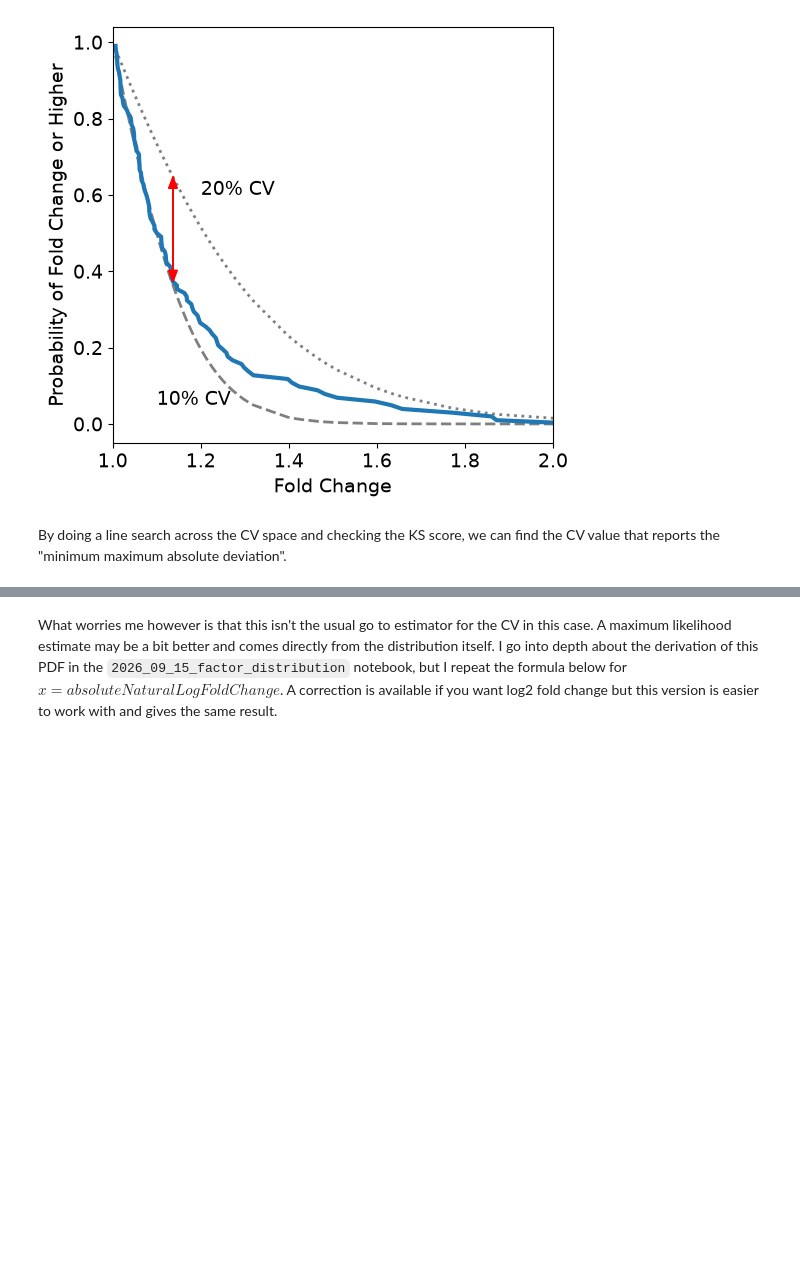
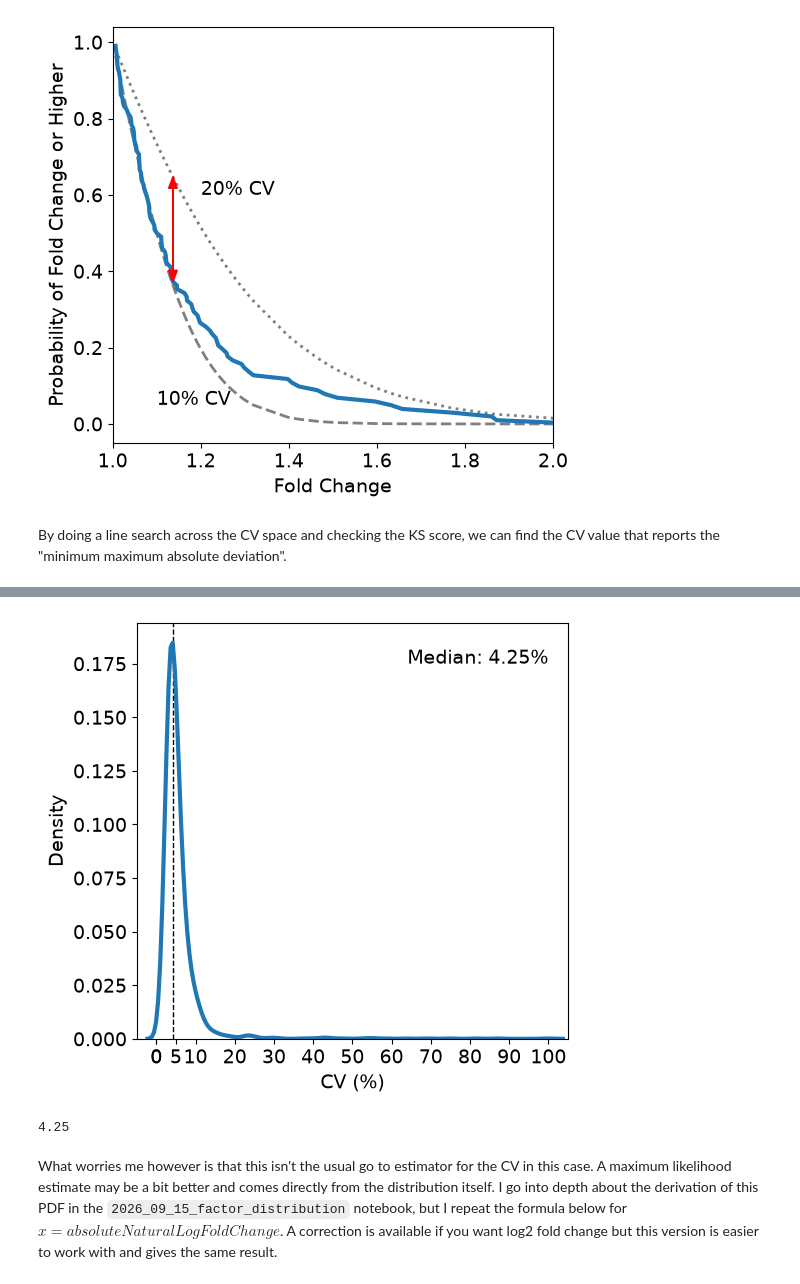
Before and after one commit to AnthonyOfSeattle/affinity-proteomics-notebook, a Jupyter notebook: work/2026_09_09_investigating_candia_dispersion.ipynb, the cells around one changed output, grey strips where cells are left out. Saved outputs shown, nothing was run; the diff lists cells and outputs as text; code cells hidden in the pictures; blank space fills up the shorter version.

```diff
--- a/work/2026_09_09_investigating_candia_dispersion.ipynb
+++ b/work/2026_09_09_investigating_candia_dispersion.ipynb
@@ -603,0 +604,14 @@ plt.show()
+# %%
+%%time
+
+def optimal_cv_ks(fc):
+    cvs_ks, scores_ks = fit_ks(fc)
+    return cvs_ks[np.argmin(scores_ks)]
+
+probe_cvs_ks = (
+    probe_fold_change.sort_values("SeqId").head(2000*102).groupby("SeqId")
+                     .apply(
+                         lambda df: optimal_cv_ks(df["FoldChange"])
+                     ).rename("cv")
+                     .reset_index()
+)
@@ -604,3 +621,45 @@ plt.show()
+# %%
+fig = plt.figure(figsize = [5.5, 5])
+
+ax = sns.kdeplot(
+    data=probe_cvs_ks[probe_cvs_ks.cv < 100],
+    x="cv",
+    linewidth = 3
+)
+
+plt.axvline(
+    x = probe_cvs_ks[probe_cvs_ks.cv < 100].cv.median(),
+    ymin = 0, ymax=1,
+    linewidth = 1,
+    linestyle = "dashed",
+    color = "black",
+    zorder = -1
+)
+
+plt.text(
+    x = 100,
+    y = 0.175,
+    s = f"Median: {probe_cvs_ks[probe_cvs_ks.cv < 100].cv.median()}%",
+    ha = "right",
+    size = 14
+)
+
+plt.xticks([0, 5] + list(range(0, 110, 10)))
+plt.xlim(-5, 105)
+
+plt.xlabel("CV (%)", size = 14)
+plt.ylabel("Density", size = 14)
+plt.tick_params(labelsize = 14)
+
+plt.tight_layout()
+plt.savefig("../results/2026_09_09_investigating_candia_dispersion/probe_cv_distribution_ks_test.svg")
+plt.show()
+# %% [output]
+[figure, added]
+# %%
+print(probe_cvs_ks[probe_cvs_ks.cv < 100].cv.median())
+# %% [output]
+4.25
 # %% [markdown]
 What worries me however is that this isn't the usual go to estimator for the CV in this case. A maximum likelihood estimate may be a bit better and comes directly from the distribution itself. I go into depth about the derivation of this PDF in the `2026_09_15_factor_distribution` notebook, but I repeat the formula below for $x = absolute Natural Log Fold Change$. A correction is available if you want log2 fold change but this version is easier to work with and gives the same result.
 # %% [markdown]
```
Also changed, not shown: parts of 6 cells of this notebook, 2 other files.
